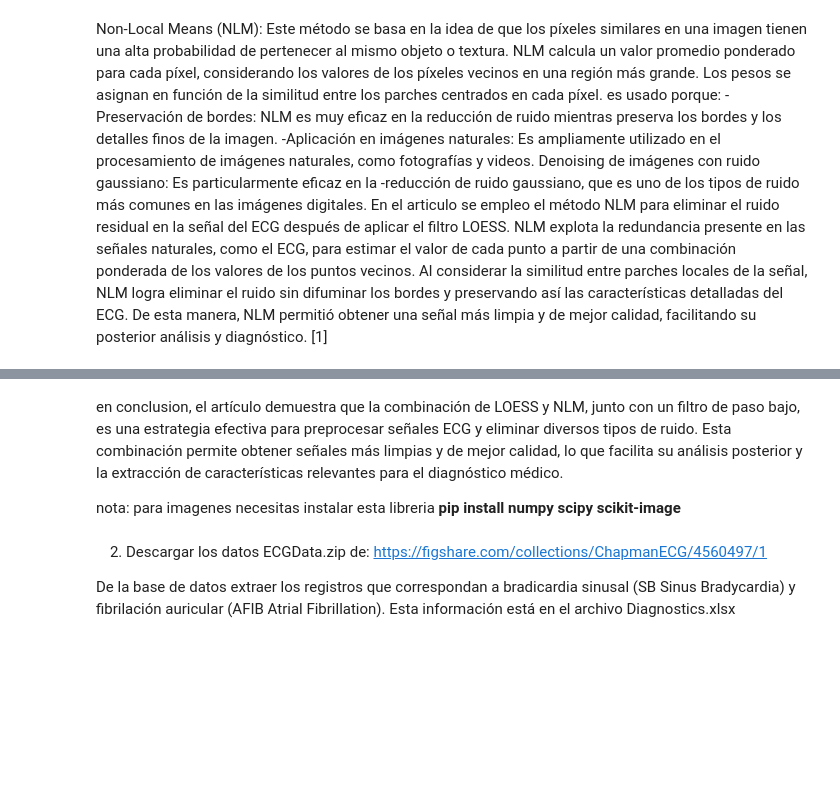
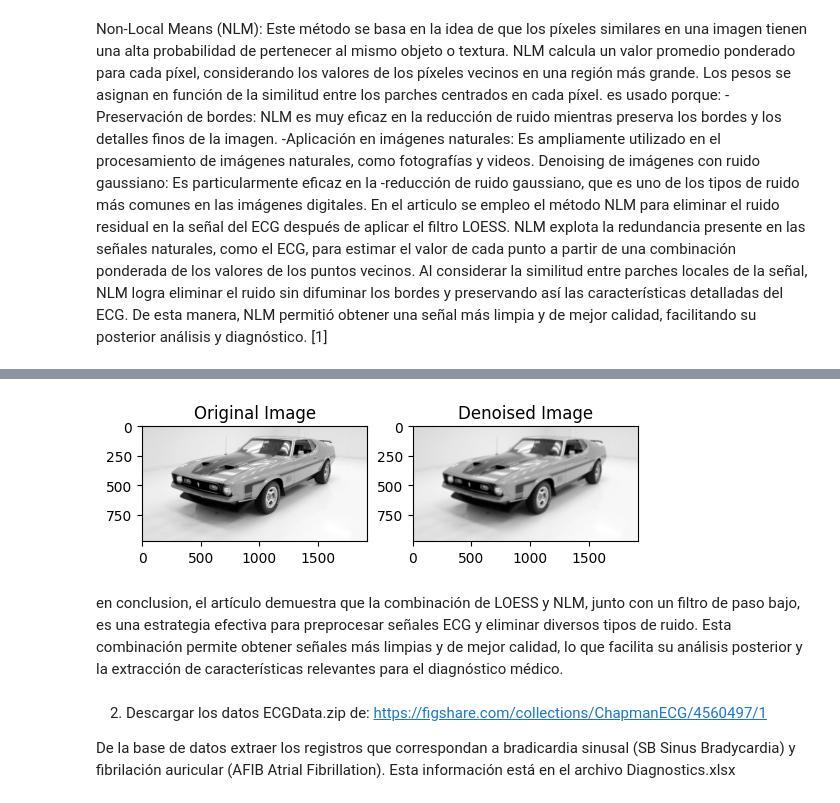
Before and after one commit to MariaOs02/LabBiosenales, a Jupyter notebook: Proyecto_3/Proyecto3.ipynb, the cells around one changed output, grey strips where cells are left out. Cells and saved outputs as stored; diff of their text form; code cells hidden in the pictures; blank space fills up the shorter version.

```diff
--- a/Proyecto_3/Proyecto3.ipynb
+++ b/Proyecto_3/Proyecto3.ipynb
@@ -65,7 +98,32 @@ array([[ 0.05867047,  0.19712183,  0.14442499, ...,  0.08020159,
+# %%
+import requests
+from PIL import Image
+import numpy as np
+from io import BytesIO
+from skimage.restoration import denoise_nl_means
+import matplotlib.pyplot as plt
+
+# Load the image from a URL
+url = "https://cdn.dealeraccelerate.com/cam/34/4938/312456/1920x1440/1971-ford-mustang-mach-1"
+response = requests.get(url)
+img = Image.open(BytesIO(response.content)).convert('L')  # Convert to grayscale
+img = np.array(img) / 255.0  # Normalize the image to [0,1]
+
+# Apply Non-Local Means denoising
+denoised_img = denoise_nl_means(img, h=1.0, fast_mode=True, patch_size=7, patch_distance=5)
+
+# Display the images
+plt.subplot(1, 2, 1)
+plt.imshow(img, cmap='gray')
+plt.title("Original Image")
+plt.subplot(1, 2, 2)
+plt.imshow(denoised_img, cmap='gray')
+plt.title("Denoised Image")
+plt.show()
+# %% [output]
+[figure, added]
 # %% [markdown]
 en conclusion, el artículo demuestra que la combinación de LOESS y NLM, junto con un filtro de paso bajo, es una estrategia efectiva para preprocesar señales ECG y eliminar diversos tipos de ruido. Esta combinación permite obtener señales más limpias y de mejor calidad, lo que facilita su análisis posterior y la extracción de características relevantes para el diagnóstico médico.
-
-nota: para imagenes necesitas instalar esta libreria **pip install numpy scipy scikit-image**
 # %% [markdown]
 2. Descargar los datos ECGData.zip de:
 https://figshare.com/collections/ChapmanECG/4560497/1
```
Also changed, not shown: parts of 21 cells of this notebook, 1 other file.
